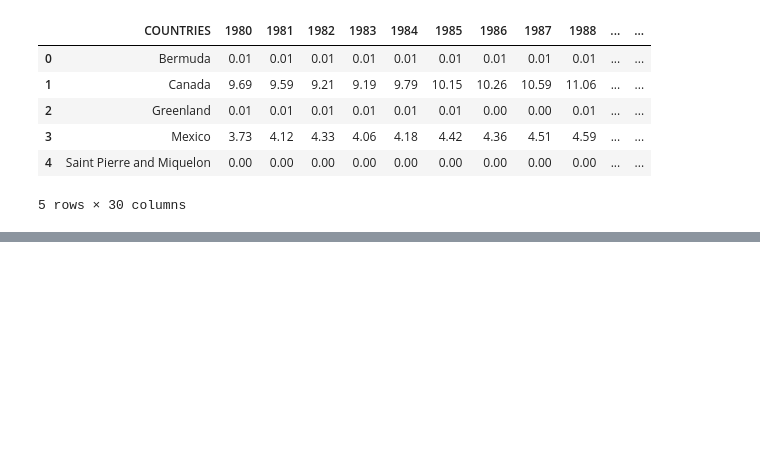
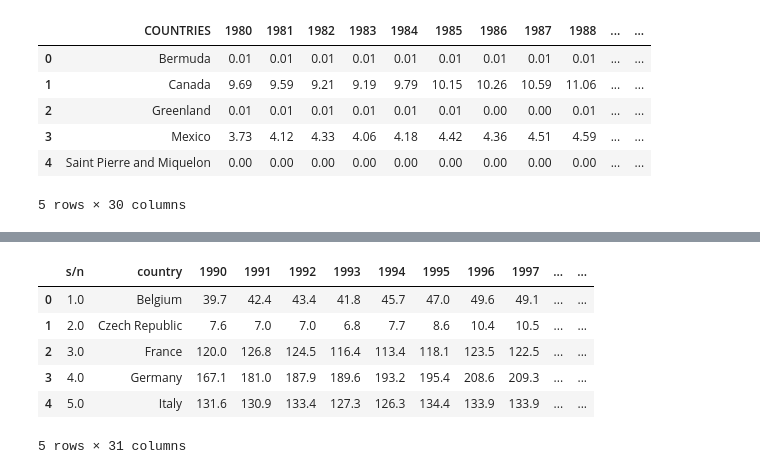
Before and after one commit to tonitiri/Project2, a Jupyter notebook: Templates/Project2.ipynb, the cells around one changed output, grey strips where cells are left out. Saved outputs shown, nothing was run; the diff lists cells and outputs as text; code cells hidden in the pictures; blank space fills up the shorter version.

```diff
--- a/Templates/Project2.ipynb
+++ b/Templates/Project2.ipynb
@@ -111,0 +185,14 @@ for _, row in data_file_pd2.iterrows():
+# %%
+# Save path to data set in a variable
+data_file5 = "C:\\Users\\taiwo\\OneDrive\\Desktop\\PREWORK_TO\\Module 16\\Project2\\Data Files\\EBOT.csv"
+# Use Pandas to read data
+data_file_pd5 = pd.read_csv(data_file5)
+data_file_pd5.head()
+# %% [output]
+|  | s/n | country | 1990 | 1991 | 1992 | 1993 | 1994 | 1995 | 1996 | 1997 | ... | ... |
+| 0 | 1.0 | Belgium | 39.7 | 42.4 | 43.4 | 41.8 | 45.7 | 47.0 | 49.6 | 49.1 | ... | ... |
+| 1 | 2.0 | Czech Republic | 7.6 | 7.0 | 7.0 | 6.8 | 7.7 | 8.6 | 10.4 | 10.5 | ... | ... |
+| 2 | 3.0 | France | 120.0 | 126.8 | 124.5 | 116.4 | 113.4 | 118.1 | 123.5 | 122.5 | ... | ... |
+| 3 | 4.0 | Germany | 167.1 | 181.0 | 187.9 | 189.6 | 193.2 | 195.4 | 208.6 | 209.3 | ... | ... |
+| 4 | 5.0 | Italy | 131.6 | 130.9 | 133.4 | 127.3 | 126.3 | 134.4 | 133.9 | 133.9 | ... | ... |
+5 rows × 31 columns
```
Also changed, not shown: parts of 19 cells of this notebook, 8 other files.
